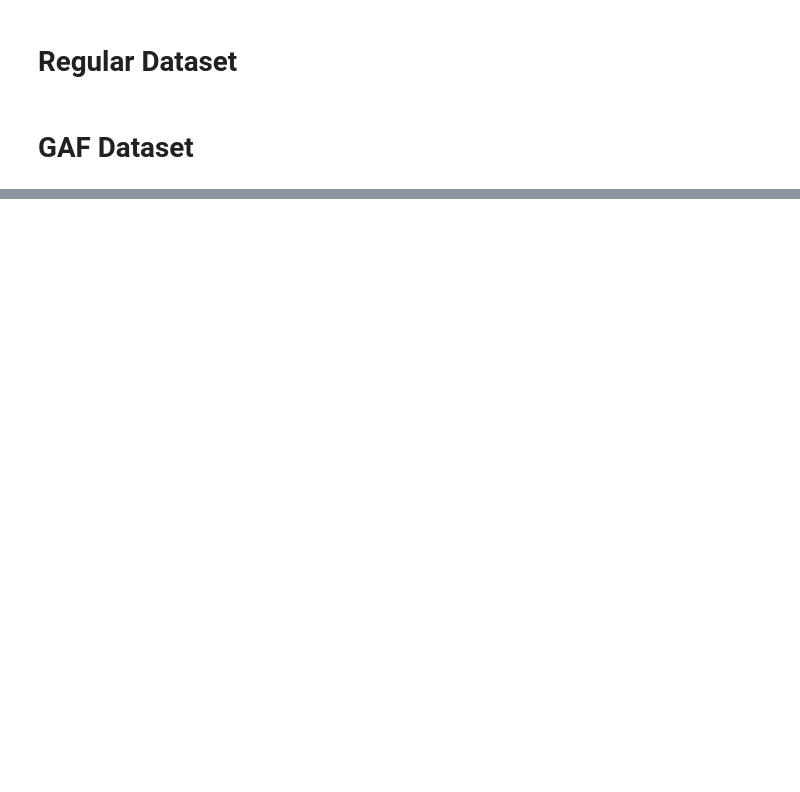
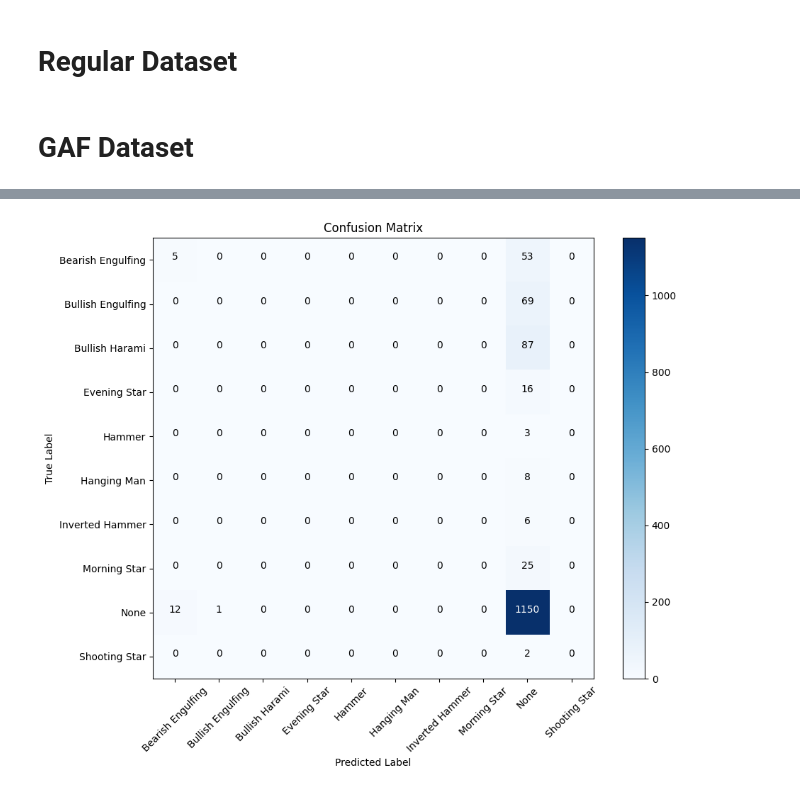
Before and after one commit to cbn0006/COMP6970, a Jupyter notebook: Final Project/paper1.ipynb, the cells around one changed output, grey strips where cells are left out. Saved outputs shown, nothing was run; the diff lists cells and outputs as text; code cells hidden in the pictures; blank space fills up the shorter version.

```diff
--- a/Final Project/paper1.ipynb
+++ b/Final Project/paper1.ipynb
@@ -654,7 +611,7 @@ model = CandlestickCNN(num_classes=num_classes).to(device)
 criterion = nn.CrossEntropyLoss()
 optimizer = optim.Adam(model.parameters(), lr=1e-3)
 
-num_epochs = 20
+num_epochs = 5
 for epoch in range(num_epochs):
     model.train()
     running_loss = 0.0
@@ -716,0 +674 @@ Epoch [5/20], Loss: 1.3838
+[figure, added]
```
Also changed, not shown: parts of 4 cells of this notebook.
